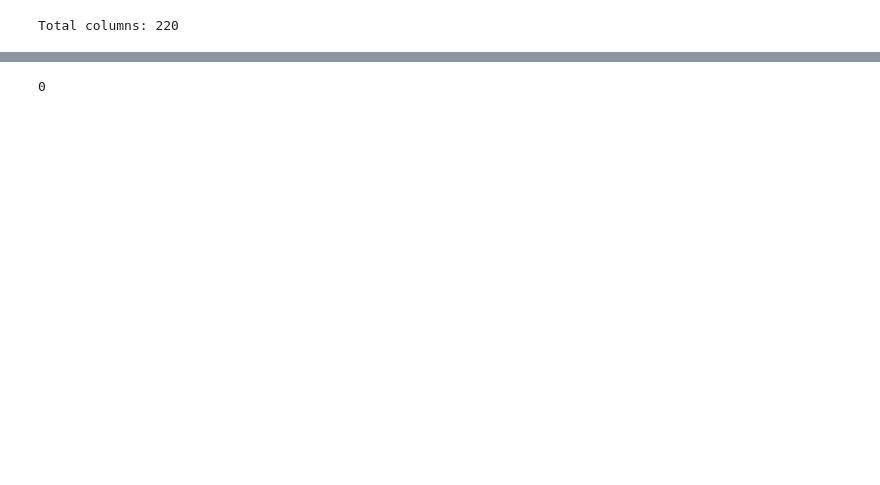
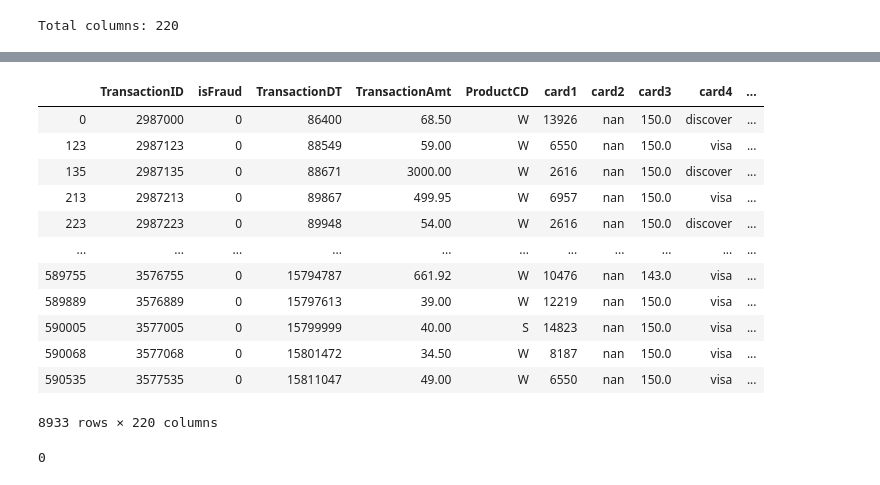
Before and after one commit to kirahman2/fraud_detection, a Jupyter notebook: Fraud Detection EDA.ipynb, the cells around one changed output, grey strips where cells are left out. Cells and saved outputs as stored; diff of their text form; code cells hidden in the pictures; blank space fills up the shorter version.

```diff
--- a/Fraud Detection EDA.ipynb
+++ b/Fraud Detection EDA.ipynb
@@ -237,0 +275,4 @@ pp.df_train
+# %%
+for val in pp.df_train.columns:
+    if (pp.df_train[pp.df_train[val]=='nan'].shape[0]) > 0:
+        print(val)
@@ -238,3 +306,26 @@ pp.df_train
+# %%
+list_col_object = []
+for val in pp.df_train.columns:
+    if pp.df_train[val]:
+        list_col_object.append(val)
+# %%
+np.sum(pp.df_train[list_col_object].isnull())
+pp.df_train['card2'].unique()
+pp.df_train[df_train['card2']=='nan']
+# %% [output]
+|  | TransactionID | isFraud | TransactionDT | TransactionAmt | ProductCD | card1 | card2 | card3 | card4 | ... |
+| 0 | 2987000 | 0 | 86400 | 68.50 | W | 13926 | nan | 150.0 | discover | ... |
+| 123 | 2987123 | 0 | 88549 | 59.00 | W | 6550 | nan | 150.0 | visa | ... |
+| 135 | 2987135 | 0 | 88671 | 3000.00 | W | 2616 | nan | 150.0 | discover | ... |
+| 213 | 2987213 | 0 | 89867 | 499.95 | W | 6957 | nan | 150.0 | visa | ... |
+| 223 | 2987223 | 0 | 89948 | 54.00 | W | 2616 | nan | 150.0 | discover | ... |
+| ... | ... | ... | ... | ... | ... | ... | ... | ... | ... | ... |
+| 589755 | 3576755 | 0 | 15794787 | 661.92 | W | 10476 | nan | 143.0 | visa | ... |
+| 589889 | 3576889 | 0 | 15797613 | 39.00 | W | 12219 | nan | 150.0 | visa | ... |
+| 590005 | 3577005 | 0 | 15799999 | 40.00 | S | 14823 | nan | 150.0 | visa | ... |
+| 590068 | 3577068 | 0 | 15801472 | 34.50 | W | 8187 | nan | 150.0 | visa | ... |
+| 590535 | 3577535 | 0 | 15811047 | 49.00 | W | 6550 | nan | 150.0 | visa | ... |
+8933 rows × 220 columns
 # %%
 sum(np.sum(pp.df_train.isnull()))
 # %% [output]
```
Also changed, not shown: parts of 22 cells of this notebook.
